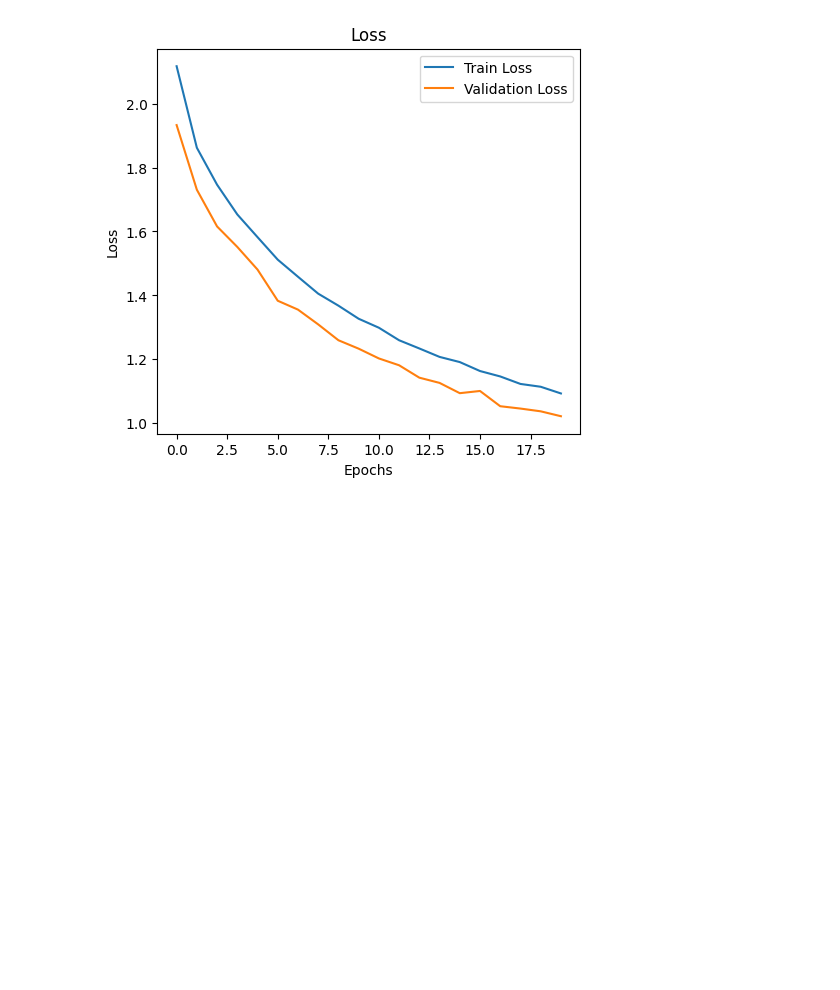
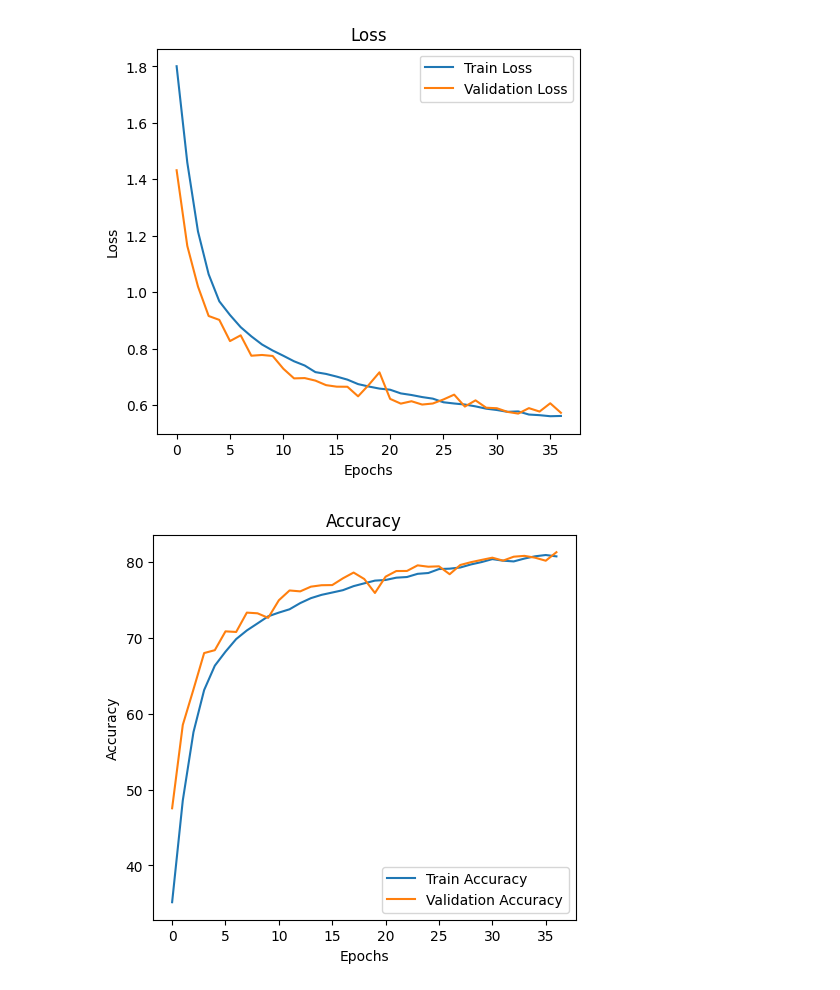
Before and after one commit to yaroslav-lototskyi/nn-examples, a Jupyter notebook: notebooks/ciraf-10.ipynb, the cells around one changed output. Drawn from its saved outputs; the diff is of its cells as text; code cells hidden in the pictures; blank space fills up the shorter version.

```diff
--- a/notebooks/ciraf-10.ipynb
+++ b/notebooks/ciraf-10.ipynb
@@ -180,7 +141,7 @@ class EarlyStopping:
     def save_checkpoint(self, val_loss, model):
         if self.verbose:
             self.trace_func(f"Validation loss decreased ({self.val_loss_min:.6f} --> {val_loss:.6f}). Saving model ...")
-        torch.save(model.state_dict(), self.path)
+        # torch.save(model.state_dict(), self.path)
         self.val_loss_min = val_loss
 # %%
 # @title Train Model
@@ -250,29 +216,18 @@ def train_model(net, device, train_loader, val_loader, optimizer, criterion, sch
 import torch.optim as optim
 from torch.optim.lr_scheduler import OneCycleLR
 
-net = ResNet34()
-net=nn.DataParallel(net)
 device = torch.device("cuda" if torch.cuda.is_available() else "cpu")
 net = net.to(device)
-criterion = nn.CrossEntropyLoss(label_smoothing=0.1)
-optimizer = optim.Adam(net.parameters(), lr=0.001, weight_decay=1e-5)
-num_epochs = 20
-scheduler = OneCycleLR(
-    optimizer,
-    max_lr=0.005,
-    steps_per_epoch=len(train_loader),
-    epochs=num_epochs
-)
+criterion = nn.CrossEntropyLoss()
+optimizer = optim.SGD(net.parameters(), lr=0.01, momentum=0.9, weight_decay=1e-5)
 
-train_losses, val_losses = train_model(
+train_losses, val_losses, train_accuracy, val_accuracy = train_model(
     net=net,
     device=device,
     train_loader=train_loader,
     val_loader=val_loader,
     optimizer=optimizer,
     criterion=criterion,
-    scheduler=scheduler,
-    num_epochs=num_epochs
 )
 
 print(train_losses, val_losses)
@@ -304,20 +281,34 @@ Validation loss decreased (1.233429 --> 1.202870). Saving model ...
 # %%
 # @title Train diagram
 # Графіки втрат
 plt.figure(figsize=(12, 5))
 
 # Графік втрат
 plt.subplot(1, 2, 1)
 plt.plot(train_losses, label="Train Loss")
 plt.plot(val_losses, label="Validation Loss")
 plt.title("Loss")
 plt.xlabel("Epochs")
 plt.ylabel("Loss")
 plt.legend()
 
 plt.show()
+
+plt.figure(figsize=(12, 5))
+
+# Графік втрат
+plt.subplot(1, 2, 1)
+plt.plot(train_accuracy, label="Train Accuracy")
+plt.plot(val_accuracy, label="Validation Accuracy")
+plt.title("Accuracy")
+plt.xlabel("Epochs")
+plt.ylabel("Accuracy")
+plt.legend()
+
+plt.show()
 # %% [output]
-[figure, old version]
+[figure, new version]
+[figure, added]
 # %%
 # @title Test script
 import os
```
Also changed, not shown: parts of 6 cells of this notebook.
